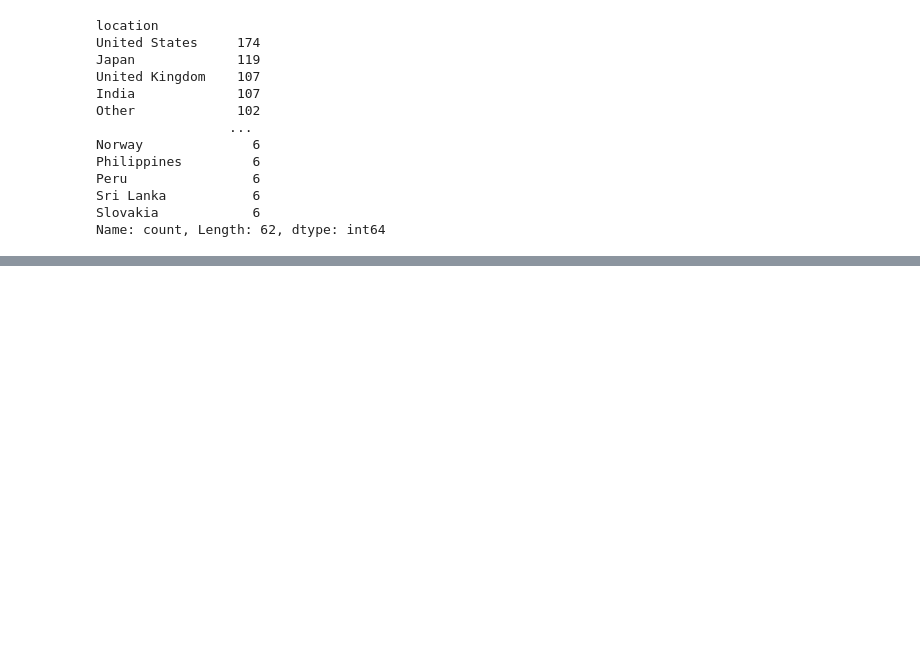
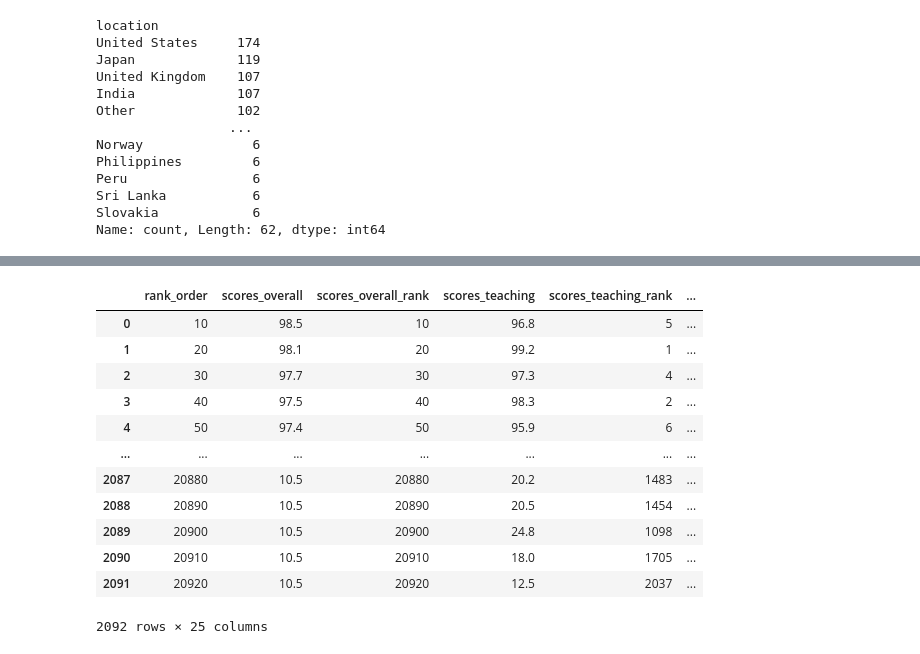
Before and after one commit to firatege/edu-rank-prediction, a Jupyter notebook: src/notebook.ipynb, the cells around one changed output, grey strips where cells are left out. Cells and saved outputs as stored; diff of their text form; code cells hidden in the pictures; blank space fills up the shorter version.

```diff
--- a/src/notebook.ipynb
+++ b/src/notebook.ipynb
@@ -198,6 +214,12 @@ from sklearn.preprocessing import LabelEncoder
 # %%
 le = LabelEncoder()
 data['location'] = le.fit_transform(data['location'])
-# hot encoding
-one_hot = pd.get_dummies(data['record_type'], drop_first=True), pd.get_dummies(data['disabled'], drop_first=True),
+
+# One-hot encoding
+one_hot_record_type = pd.get_dummies(data['record_type'], drop_first=True)
+one_hot_disabled = pd.get_dummies(data['disabled'], drop_first=True)
+
+# Concatenate the one-hot encoded columns with the original DataFrame
+data = pd.concat([data, one_hot_record_type, one_hot_disabled], axis=1)
+data.drop(['record_type', 'disabled'], axis=1, inplace=True)
 # %%
@@ -206,0 +229,16 @@ TypeError: cannot concatenate object of type '<class 'tuple'>'; only Series and
+# %%
+data
+# %% [output]
+|  | rank_order | scores_overall | scores_overall_rank | scores_teaching | scores_teaching_rank | ... |
+| 0 | 10 | 98.5 | 10 | 96.8 | 5 | ... |
+| 1 | 20 | 98.1 | 20 | 99.2 | 1 | ... |
+| 2 | 30 | 97.7 | 30 | 97.3 | 4 | ... |
+| 3 | 40 | 97.5 | 40 | 98.3 | 2 | ... |
+| 4 | 50 | 97.4 | 50 | 95.9 | 6 | ... |
+| ... | ... | ... | ... | ... | ... | ... |
+| 2087 | 20880 | 10.5 | 20880 | 20.2 | 1483 | ... |
+| 2088 | 20890 | 10.5 | 20890 | 20.5 | 1454 | ... |
+| 2089 | 20900 | 10.5 | 20900 | 24.8 | 1098 | ... |
+| 2090 | 20910 | 10.5 | 20910 | 18.0 | 1705 | ... |
+| 2091 | 20920 | 10.5 | 20920 | 12.5 | 2037 | ... |
+2092 rows × 25 columns
```
Also changed, not shown: parts of 25 cells of this notebook, 1 other file.
